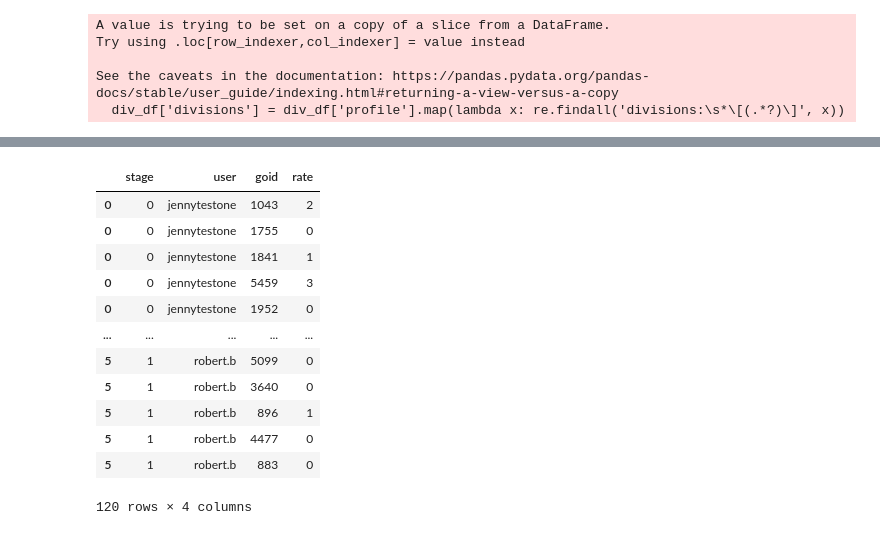
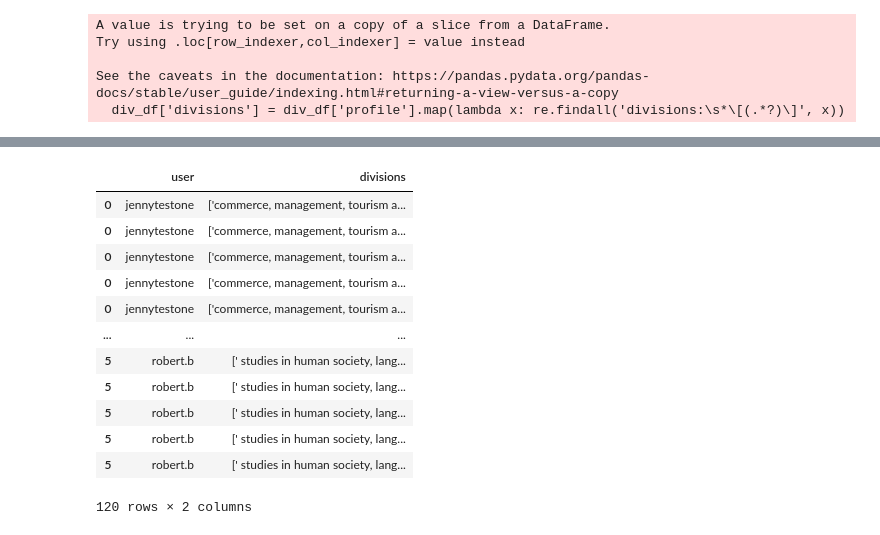
Before and after one commit to PipelineBot01/TendersPlus, a Jupyter notebook: result/Untitled.ipynb, the cells around one changed output, grey strips where cells are left out. Drawn from its saved outputs; the diff is of its cells as text; code cells hidden in the pictures.

```diff
--- a/result/Untitled.ipynb
+++ b/result/Untitled.ipynb
@@ -61,20 +61,20 @@ array(["['commerce, management, tourism and services,economics']",
       dtype=object)
 # %%
-draw_df
+div_df
 # %% [output]
-|  | stage | user | goid | rate |
-| 0 | 0 | jennytestone | 1043 | 2 |
-| 0 | 0 | jennytestone | 1755 | 0 |
-| 0 | 0 | jennytestone | 1841 | 1 |
-| 0 | 0 | jennytestone | 5459 | 3 |
-| 0 | 0 | jennytestone | 1952 | 0 |
-| ... | ... | ... | ... | ... |
-| 5 | 1 | robert.b | 5099 | 0 |
-| 5 | 1 | robert.b | 3640 | 0 |
-| 5 | 1 | robert.b | 896 | 1 |
-| 5 | 1 | robert.b | 4477 | 0 |
-| 5 | 1 | robert.b | 883 | 0 |
+|  | user | divisions |
+| 0 | jennytestone | ['commerce, management, tourism a... |
+| 0 | jennytestone | ['commerce, management, tourism a... |
+| 0 | jennytestone | ['commerce, management, tourism a... |
+| 0 | jennytestone | ['commerce, management, tourism a... |
+| 0 | jennytestone | ['commerce, management, tourism a... |
+| ... | ... | ... |
+| 5 | robert.b | [' studies in human society, lang... |
+| 5 | robert.b | [' studies in human society, lang... |
+| 5 | robert.b | [' studies in human society, lang... |
+| 5 | robert.b | [' studies in human society, lang... |
+| 5 | robert.b | [' studies in human society, lang... |
-120 rows × 4 columns
+120 rows × 2 columns
 # %%
 div_list = ['Business & Commerce','Health & Medical Studies','Arts, Society & Culture']
 # %%
```
Also changed, not shown: parts of 6 cells of this notebook, 1 other file.
